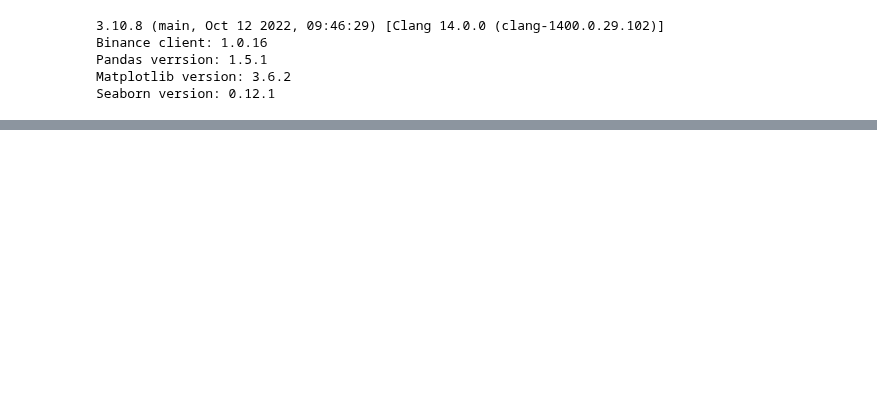
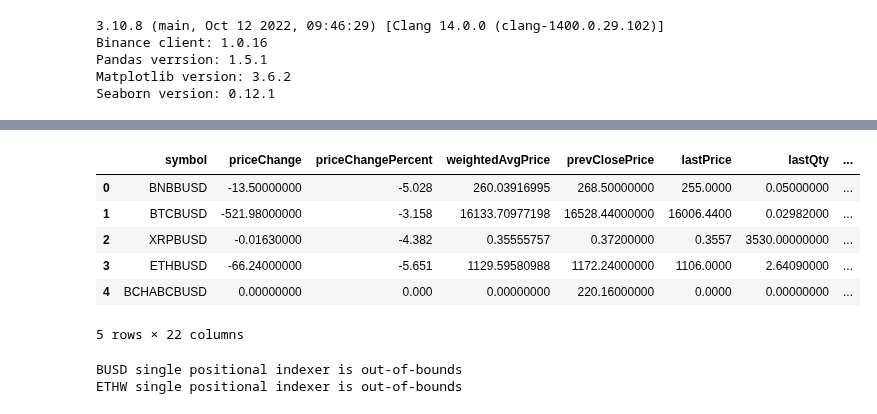
Before and after one commit to khiemdoan/trading-analysis, a Jupyter notebook: balances.ipynb, the cells around one changed output, grey strips where cells are left out. Drawn from its saved outputs; the diff is of its cells as text; code cells hidden in the pictures; blank space fills up the shorter version.

```diff
--- a/balances.ipynb
+++ b/balances.ipynb
@@ -39,6 +39,16 @@ tickers = tickers.astype({'symbol': 'str', 'lastPrice': 'float64'})
 tickers = tickers[tickers['symbol'].str.endswith('BUSD')]
 tickers = tickers.assign(asset=lambda r: r.symbol.str[:-4])
 tickers.reset_index(drop=True, inplace=True)
+# %%
+tickers.head()
+# %% [output]
+|  | symbol | priceChange | priceChangePercent | weightedAvgPrice | prevClosePrice | lastPrice | lastQty | ... |
+| 0 | BNBBUSD | -13.50000000 | -5.028 | 260.03916995 | 268.50000000 | 255.0000 | 0.05000000 | ... |
+| 1 | BTCBUSD | -521.98000000 | -3.158 | 16133.70977198 | 16528.44000000 | 16006.4400 | 0.02982000 | ... |
+| 2 | XRPBUSD | -0.01630000 | -4.382 | 0.35555757 | 0.37200000 | 0.3557 | 3530.00000000 | ... |
+| 3 | ETHBUSD | -66.24000000 | -5.651 | 1129.59580988 | 1172.24000000 | 1106.0000 | 2.64090000 | ... |
+| 4 | BCHABCBUSD | 0.00000000 | 0.000 | 0.00000000 | 220.16000000 | 0.0000 | 0.00000000 | ... |
+5 rows × 22 columns
 # %%
 info = binance_client.get_account()
 # %%
@@ -50,7 +60,10 @@ balances = balances[balances['asset'] != 'NFT']
 for index, balance in balances.iterrows():
     try:
         price = tickers[tickers['asset'] == balance['asset']]['lastPrice'].iloc[0]
-        balances.at[index, ['free', 'locked', 'total']] = balance[['free', 'locked', 'total']] * price
+        balances.loc[index, ['free', 'locked', 'total']] = balance[['free', 'locked', 'total']] * price
     except Exception as ex:
-        pass
+        print(balance['asset'], ex)
 balances.reset_index(drop=True, inplace=True)
+# %% [output]
+BUSD single positional indexer is out-of-bounds
+ETHW single positional indexer is out-of-bounds
```
Also changed, not shown: parts of 3 cells of this notebook.
